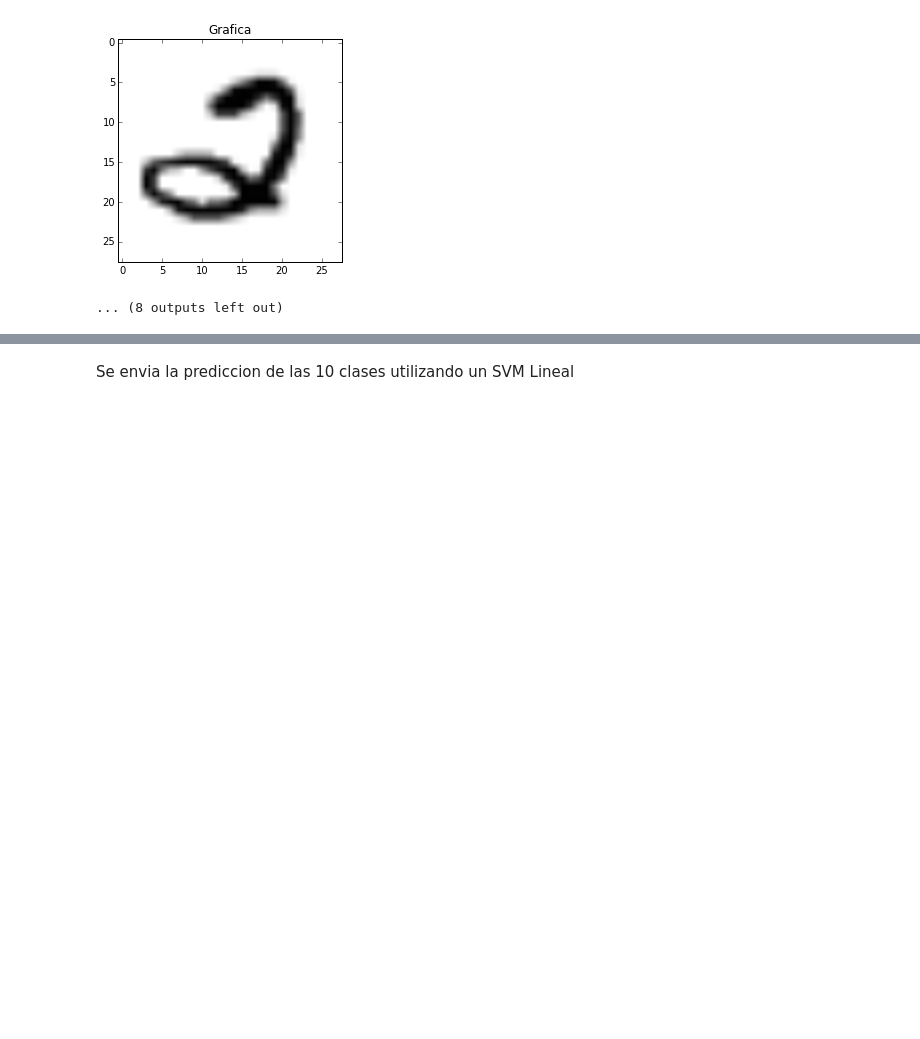
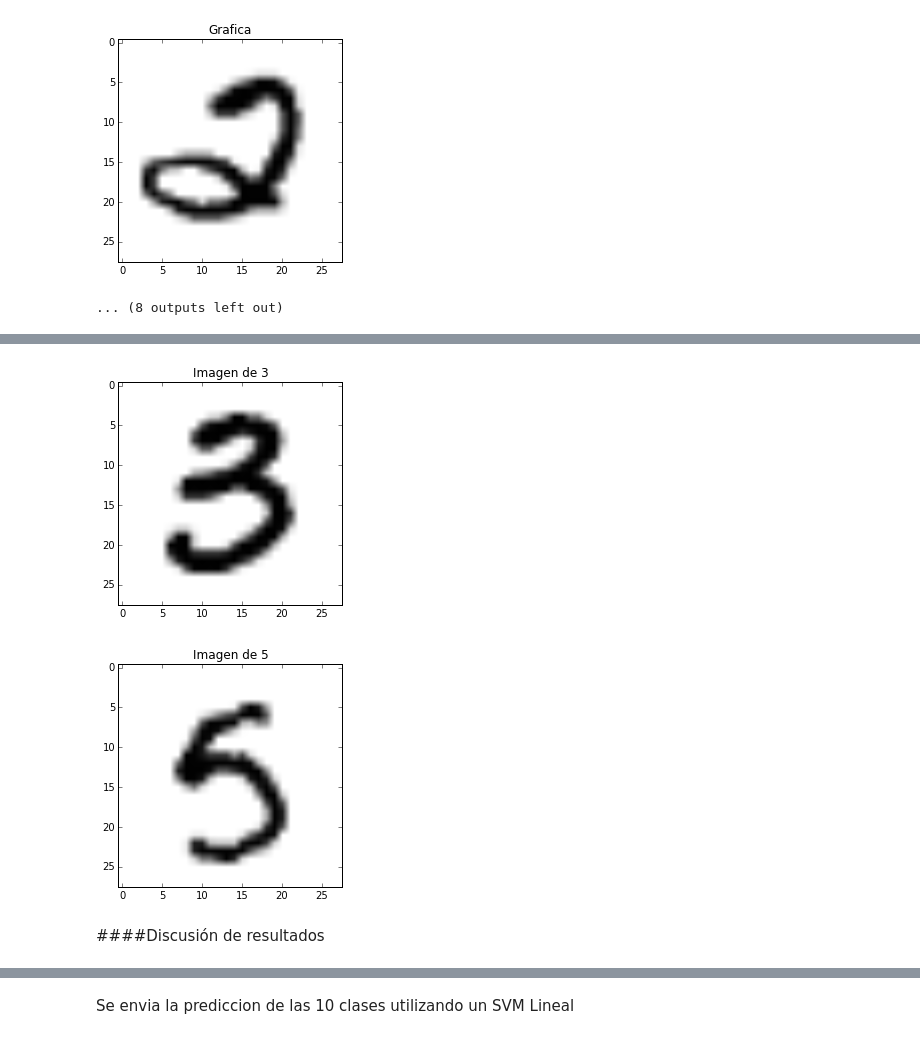
Before and after one commit to lin99/MachineLearning, a Jupyter notebook: Taller 3/ml-assign3-jfbaquerov-lfrosalesc.ipynb, the cells around one changed output, grey strips where cells are left out. Drawn from its saved outputs; the diff is of its cells as text; code cells hidden in the pictures; blank space fills up the shorter version.

```diff
--- a/Taller 3/ml-assign3-jfbaquerov-lfrosalesc.ipynb
+++ b/Taller 3/ml-assign3-jfbaquerov-lfrosalesc.ipynb
@@ -575,0 +726,8 @@ Missmatch 3  Correct 2
+# %%
+printImage( claseImagenL[3][1069] )
+printImage( claseImagenL[5][1069] )
+# %% [output]
+[figure, added]
+[figure, added]
+# %% [markdown]
+####Discusión de resultados
```
Also changed, not shown: parts of 31 cells of this notebook.
